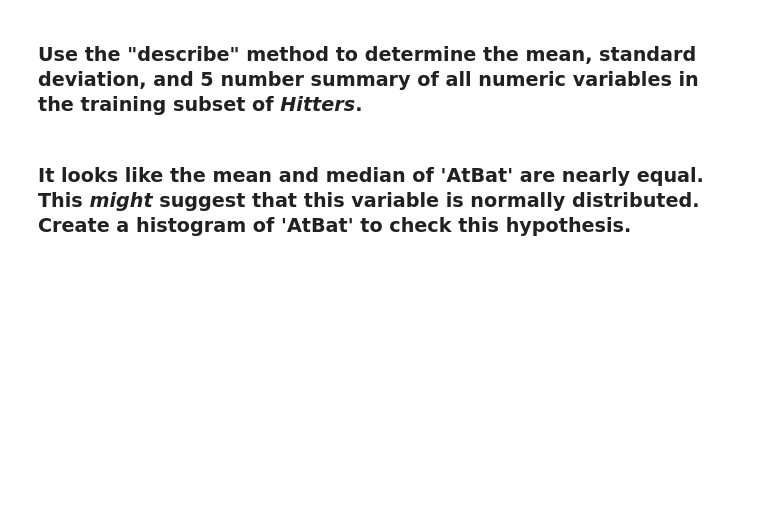
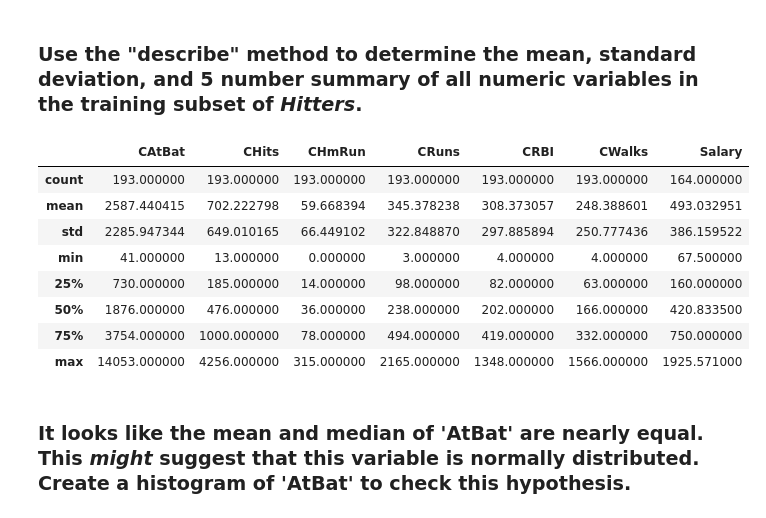
Before and after one commit to ChristopherLambiase/code_2600, a Jupyter notebook: mod03_eda.ipynb, the cells around one changed output. Drawn from its saved outputs; the diff is of its cells as text; code cells hidden in the pictures; blank space fills up the shorter version.

```diff
--- a/mod03_eda.ipynb
+++ b/mod03_eda.ipynb
@@ -115,7 +109,17 @@ for j in range(len(subset.columns)):
 # %% [markdown]
 ### Use the "describe" method to determine the mean, standard deviation, and 5 number summary of all numeric variables in the training subset of _Hitters_.
 # %%
-#fillin
+subset.describe()
+# %% [output]
+|  | CAtBat | CHits | CHmRun | CRuns | CRBI | CWalks | Salary |
+| count | 193.000000 | 193.000000 | 193.000000 | 193.000000 | 193.000000 | 193.000000 | 164.000000 |
+| mean | 2587.440415 | 702.222798 | 59.668394 | 345.378238 | 308.373057 | 248.388601 | 493.032951 |
+| std | 2285.947344 | 649.010165 | 66.449102 | 322.848870 | 297.885894 | 250.777436 | 386.159522 |
+| min | 41.000000 | 13.000000 | 0.000000 | 3.000000 | 4.000000 | 4.000000 | 67.500000 |
+| 25% | 730.000000 | 185.000000 | 14.000000 | 98.000000 | 82.000000 | 63.000000 | 160.000000 |
+| 50% | 1876.000000 | 476.000000 | 36.000000 | 238.000000 | 202.000000 | 166.000000 | 420.833500 |
+| 75% | 3754.000000 | 1000.000000 | 78.000000 | 494.000000 | 419.000000 | 332.000000 | 750.000000 |
+| max | 14053.000000 | 4256.000000 | 315.000000 | 2165.000000 | 1348.000000 | 1566.000000 | 1925.571000 |
 # %% [markdown]
 ### It looks like the mean and median of 'AtBat' are nearly equal. This _might_ suggest that this variable is normally distributed. Create a histogram of 'AtBat' to check this hypothesis.
 # %%
```
Also changed, not shown: parts of 1 cell of this notebook.
